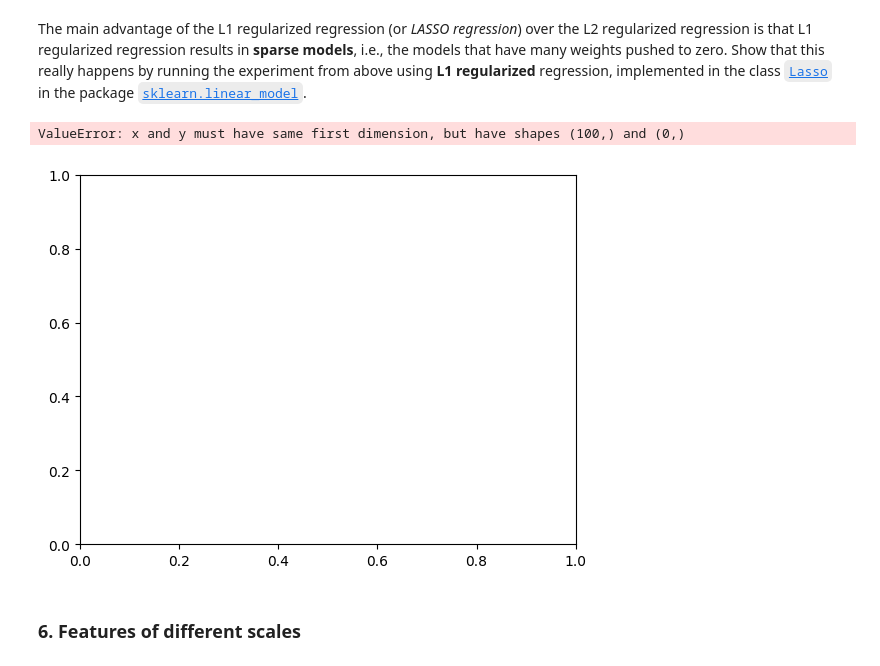
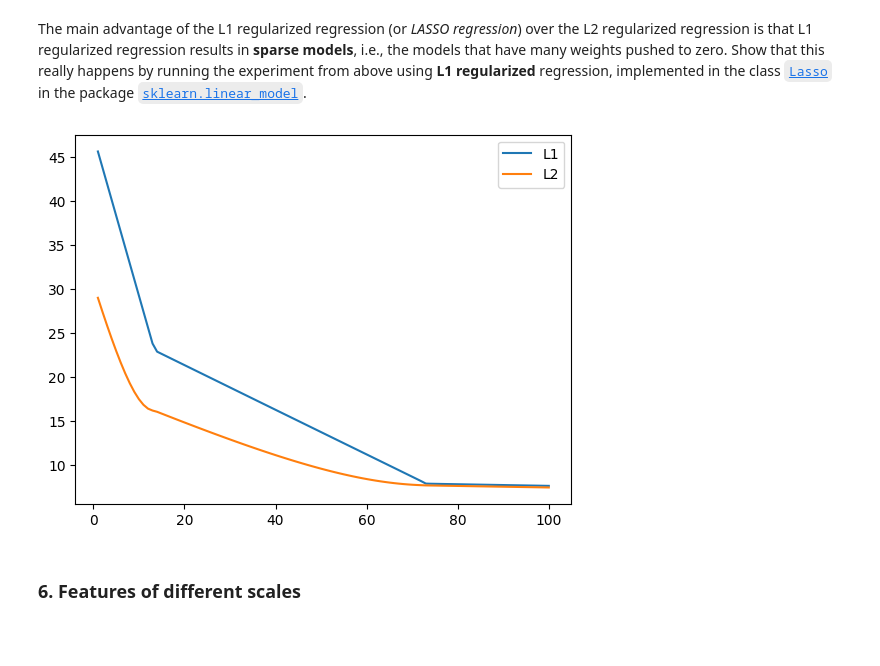
Before and after one commit to Emsamax/ML_croatia, a Jupyter notebook: ML1-2025-LAB1.ipynb, the cells around one changed output. Drawn from its saved outputs; the diff is of its cells as text; code cells hidden in the pictures; blank space fills up the shorter version.

Commit message:
correct errors

```diff
--- a/ML1-2025-LAB1.ipynb
+++ b/ML1-2025-LAB1.ipynb
@@ -387,7 +370,7 @@ features = PolynomialFeatures(3)
 for l in lambdas:
     design_matrix = features.fit_transform(X)
     clf = Ridge(l)
-    clf.fit(X, y)
+    clf.fit(design_matrix, y)
     Ridge()
     weights.append(clf)
     print("lambda : ", l, "     coef : ",clf.coef_, "   intercept : ", clf.intercept_ )
@@ -500,19 +483,21 @@ The main advantage of the L1 regularized regression (or *LASSO regression*) over
 # %%
 from sklearn.linear_model import Lasso
 # Your code here
-L1 = []
+
+L1, L2= [], []
 for i in lambdas:
     X_train_fit = poly.fit_transform(X_train)
-    model = Lasso(i)
+    model = Lasso(i,max_iter=10000)
     model.fit(X_train_fit, y_train)
-    L0.append(model.coef_)
+    L1.append(np.sum(np.abs(model.coef_)))
+    L2.append(np.sqrt(np.sum(model.coef_**2)))
 
-plt.plot(lambdas, np.log(L1), label='L1')
+plt.plot(lambdas, L1, label='L1')
+plt.plot(lambdas, L2, label='L2')
 plt.legend()
 plt.show()
 # %% [output]
-ValueError: x and y must have same first dimension, but have shapes (100,) and (0,)
-[figure, old version]
+[figure, new version]
 # %% [markdown]
 ### 6. Features of different scales
 # %% [markdown]
```
Also changed, not shown: parts of 15 cells of this notebook.
